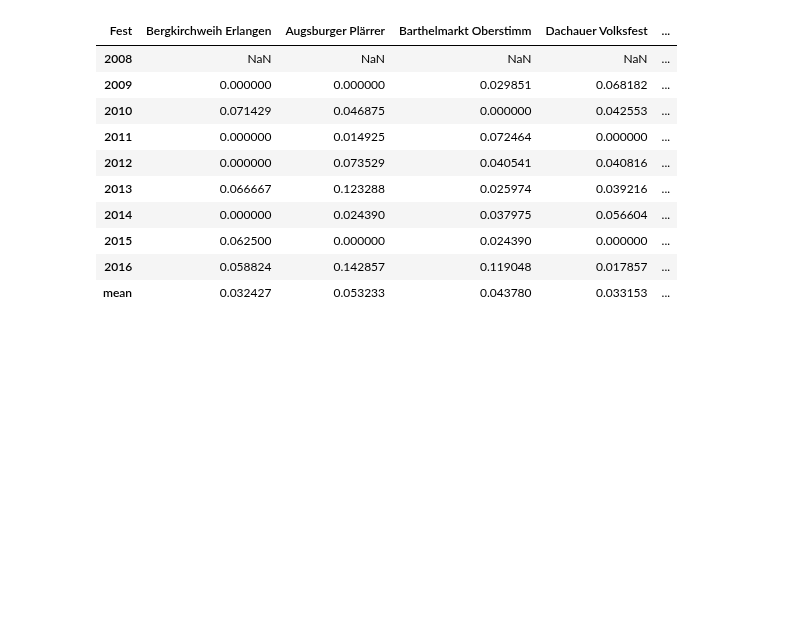
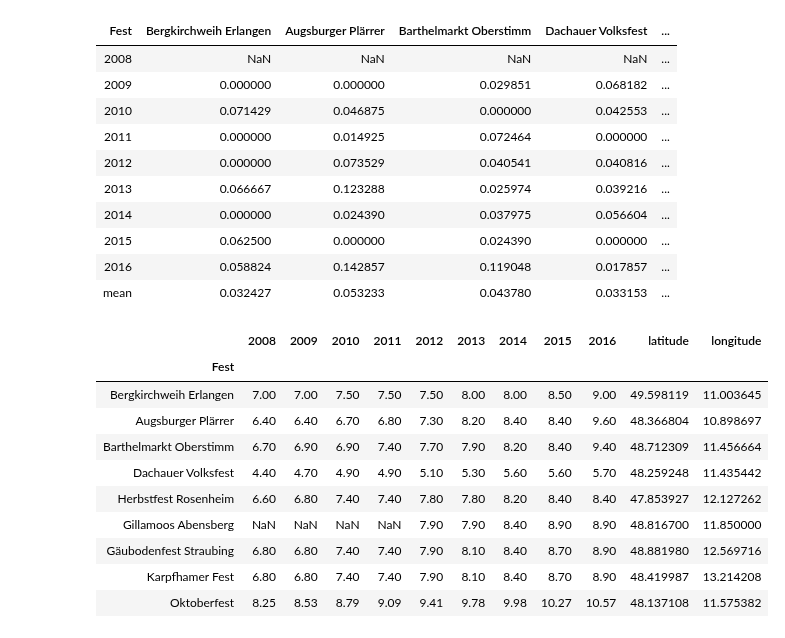
Before and after one commit to tikasyahfitri/Pyladies, a Jupyter notebook: Dataviz.ipynb, the cells around one changed output. Drawn from its saved outputs; the diff is of its cells as text; code cells hidden in the pictures; blank space fills up the shorter version.

```diff
--- a/Dataviz.ipynb
+++ b/Dataviz.ipynb
@@ -332,3 +505,38 @@ price_pct_change
 | 2015 | 0.062500 | 0.000000 | 0.024390 | 0.000000 | ... |
 | 2016 | 0.058824 | 0.142857 | 0.119048 | 0.017857 | ... |
 | mean | 0.032427 | 0.053233 | 0.043780 | 0.033153 | ... |
+# %%
+from geopy.geocoders import Nominatim
+geolocator = Nominatim(user_agent="specify_your_app_name_here")
+
+latitude = []
+longitude =[]
+cities = ['Erlangen','Augsburg','Oberstimm','Dachau','Rosenheim','Abensberg','Straubing','Karpfham','Munich']
+
+# Find the latitude and longitude of the different cities using geolocator
+for city in cities:
+    location = geolocator.geocode(city)
+    latitude.append(location.latitude)
+    longitude.append(location.longitude)
+
+# Transpose again the data frame df_feste_price, since we want the festivals to be the index of the dataframe
+df_feste_price = df_feste_price.transpose()
+# Create a dataframe using the lists created before - latitude and longitude
+df_locations = pd.DataFrame({'latitude':latitude, 'longitude':longitude}, index=df_feste_price.index)
+
+# Concatenate both data frames
+df_feste_locations = pd.concat([df_feste_price, df_locations],axis=1)
+
+df_feste_locations
+# %% [output]
+|  | 2008 | 2009 | 2010 | 2011 | 2012 | 2013 | 2014 | 2015 | 2016 | latitude | longitude |
+| Fest |  |  |  |  |  |  |  |  |  |  |  |
+| Bergkirchweih Erlangen | 7.00 | 7.00 | 7.50 | 7.50 | 7.50 | 8.00 | 8.00 | 8.50 | 9.00 | 49.598119 | 11.003645 |
+| Augsburger Plärrer | 6.40 | 6.40 | 6.70 | 6.80 | 7.30 | 8.20 | 8.40 | 8.40 | 9.60 | 48.366804 | 10.898697 |
+| Barthelmarkt Oberstimm | 6.70 | 6.90 | 6.90 | 7.40 | 7.70 | 7.90 | 8.20 | 8.40 | 9.40 | 48.712309 | 11.456664 |
+| Dachauer Volksfest | 4.40 | 4.70 | 4.90 | 4.90 | 5.10 | 5.30 | 5.60 | 5.60 | 5.70 | 48.259248 | 11.435442 |
+| Herbstfest Rosenheim | 6.60 | 6.80 | 7.40 | 7.40 | 7.80 | 7.80 | 8.20 | 8.40 | 8.40 | 47.853927 | 12.127262 |
+| Gillamoos Abensberg | NaN | NaN | NaN | NaN | 7.90 | 7.90 | 8.40 | 8.90 | 8.90 | 48.816700 | 11.850000 |
+| Gäubodenfest Straubing | 6.80 | 6.80 | 7.40 | 7.40 | 7.90 | 8.10 | 8.40 | 8.70 | 8.90 | 48.881980 | 12.569716 |
+| Karpfhamer Fest | 6.80 | 6.80 | 7.40 | 7.40 | 7.90 | 8.10 | 8.40 | 8.70 | 8.90 | 48.419987 | 13.214208 |
+| Oktoberfest | 8.25 | 8.53 | 8.79 | 9.09 | 9.41 | 9.78 | 9.98 | 10.27 | 10.57 | 48.137108 | 11.575382 |
```
Also changed, not shown: parts of 38 cells of this notebook, 1 other file.
